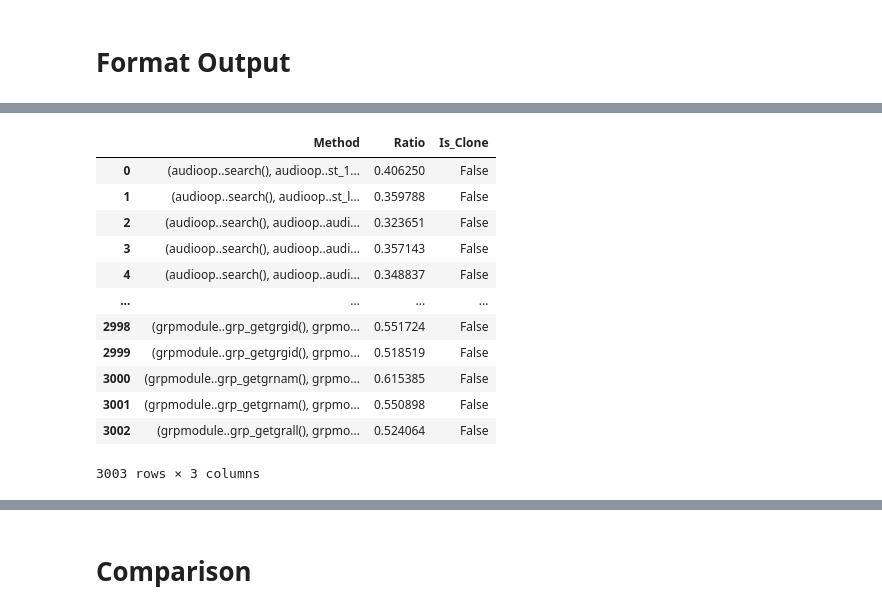
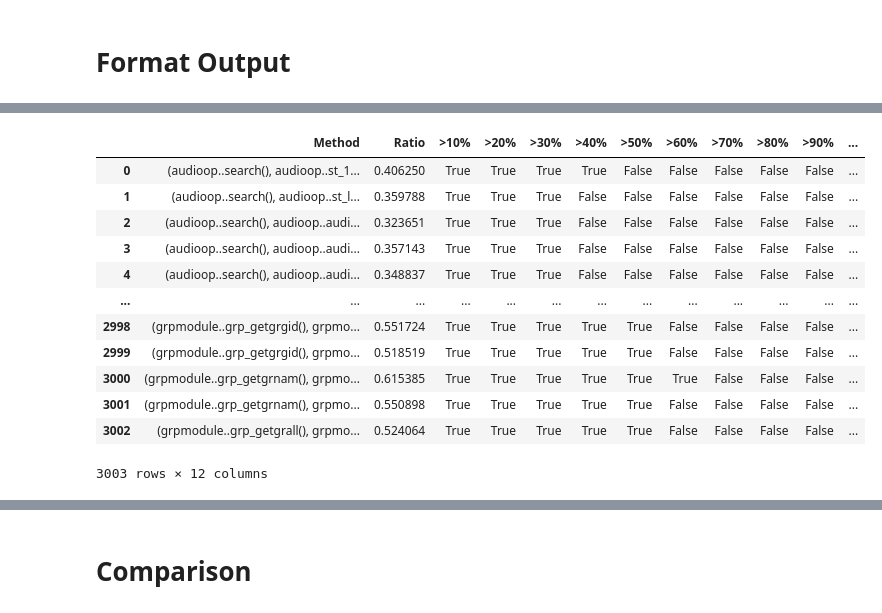
Before and after one commit to haydariday/TA, a Jupyter notebook: CodeClonesDetector.ipynb, the cells around one changed output, grey strips where cells are left out. Cells and saved outputs as stored; diff of their text form; code cells hidden in the pictures.

```diff
--- a/CodeClonesDetector.ipynb
+++ b/CodeClonesDetector.ipynb
@@ -719,23 +755,32 @@ len(dummy)
-# %%
-import pandas as pd
-
-df = pd.DataFrame(data=dummy.items(),columns=['Method','Ratio'])
-df['Is_Clone'] = pd.DataFrame(is_clone)
-df
-# %% [output]
-|  | Method | Ratio | Is_Clone |
-| 0 | (audioop..search(), audioop..st_1... | 0.406250 | False |
-| 1 | (audioop..search(), audioop..st_l... | 0.359788 | False |
-| 2 | (audioop..search(), audioop..audi... | 0.323651 | False |
-| 3 | (audioop..search(), audioop..audi... | 0.357143 | False |
-| 4 | (audioop..search(), audioop..audi... | 0.348837 | False |
-| ... | ... | ... | ... |
-| 2998 | (grpmodule..grp_getgrgid(), grpmo... | 0.551724 | False |
-| 2999 | (grpmodule..grp_getgrgid(), grpmo... | 0.518519 | False |
-| 3000 | (grpmodule..grp_getgrnam(), grpmo... | 0.615385 | False |
-| 3001 | (grpmodule..grp_getgrnam(), grpmo... | 0.550898 | False |
-| 3002 | (grpmodule..grp_getgrall(), grpmo... | 0.524064 | False |
-3003 rows × 3 columns
+# %%
+import pandas as pd
+
+df = pd.DataFrame(data=dummy.items(),columns=['Method','Ratio'])
+df['>10%'] = pd.DataFrame(is_clone10)
+df['>20%'] = pd.DataFrame(is_clone20)
+df['>30%'] = pd.DataFrame(is_clone30)
+df['>40%'] = pd.DataFrame(is_clone40)
+df['>50%'] = pd.DataFrame(is_clone50)
+df['>60%'] = pd.DataFrame(is_clone60)
+df['>70%'] = pd.DataFrame(is_clone70)
+df['>80%'] = pd.DataFrame(is_clone80)
+df['>90%'] = pd.DataFrame(is_clone90)
+df['>100%'] = pd.DataFrame(is_clone100)
+df
+# %% [output]
+|  | Method | Ratio | >10% | >20% | >30% | >40% | >50% | >60% | >70% | >80% | >90% | ... |
+| 0 | (audioop..search(), audioop..st_1... | 0.406250 | True | True | True | True | False | False | False | False | False | ... |
+| 1 | (audioop..search(), audioop..st_l... | 0.359788 | True | True | True | False | False | False | False | False | False | ... |
+| 2 | (audioop..search(), audioop..audi... | 0.323651 | True | True | True | False | False | False | False | False | False | ... |
+| 3 | (audioop..search(), audioop..audi... | 0.357143 | True | True | True | False | False | False | False | False | False | ... |
+| 4 | (audioop..search(), audioop..audi... | 0.348837 | True | True | True | False | False | False | False | False | False | ... |
+| ... | ... | ... | ... | ... | ... | ... | ... | ... | ... | ... | ... | ... |
+| 2998 | (grpmodule..grp_getgrgid(), grpmo... | 0.551724 | True | True | True | True | True | False | False | False | False | ... |
+| 2999 | (grpmodule..grp_getgrgid(), grpmo... | 0.518519 | True | True | True | True | True | False | False | False | False | ... |
+| 3000 | (grpmodule..grp_getgrnam(), grpmo... | 0.615385 | True | True | True | True | True | True | False | False | False | ... |
+| 3001 | (grpmodule..grp_getgrnam(), grpmo... | 0.550898 | True | True | True | True | True | False | False | False | False | ... |
+| 3002 | (grpmodule..grp_getgrall(), grpmo... | 0.524064 | True | True | True | True | True | False | False | False | False | ... |
+3003 rows × 12 columns
 # %%
 df.sort_values(['Ratio'], ascending=False, axis=0, inplace=True)
 df
```
Also changed, not shown: parts of 13 cells of this notebook.
